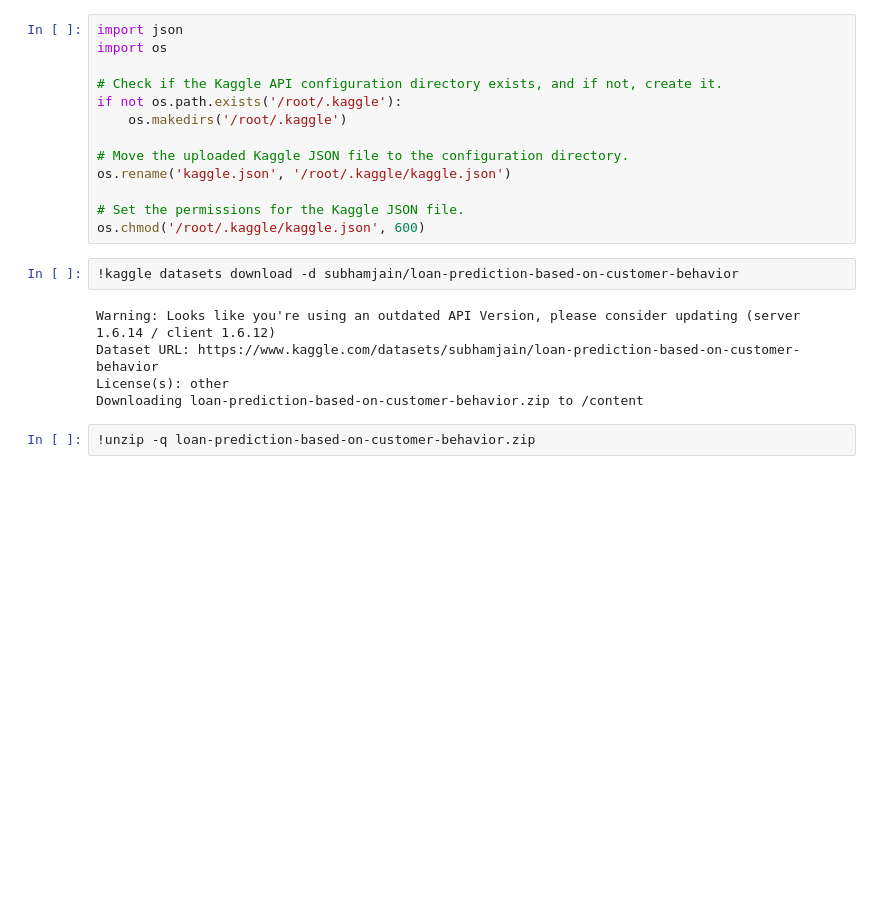
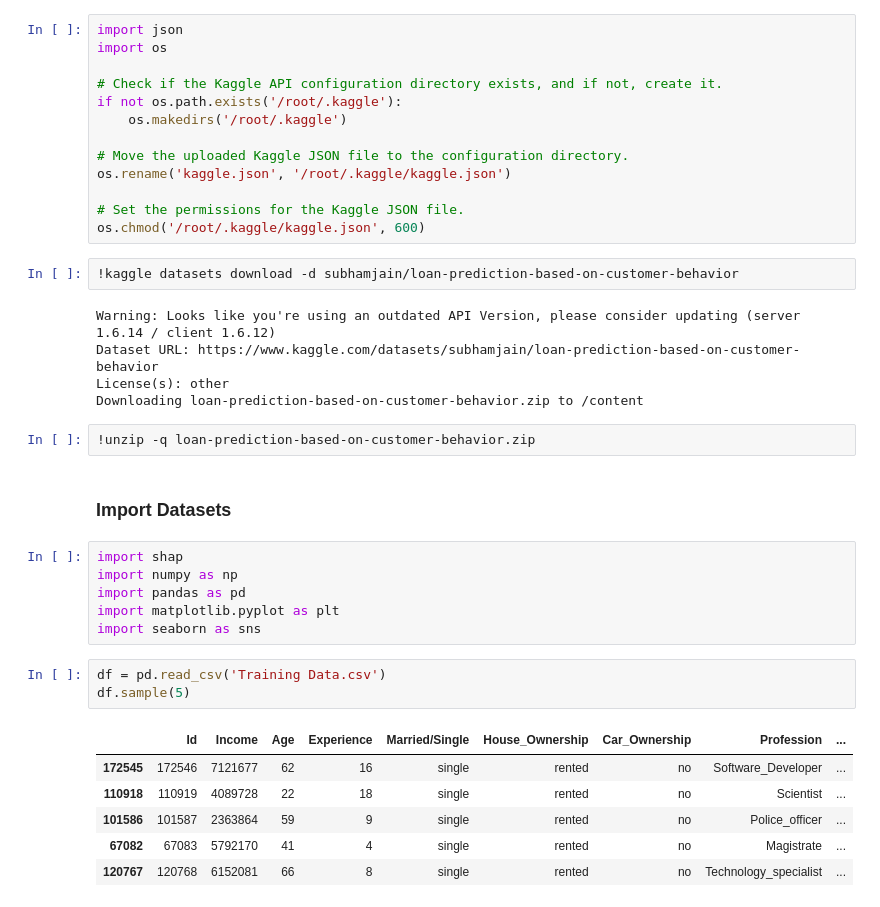
Before and after one commit to mfathul21/loan-prediction, a Jupyter notebook: Loan_Prediction_Based_on_Customers_Behaviour.ipynb, the cells around one changed output. Cells and saved outputs as stored; diff of their text form; blank space fills up the shorter version.

Commit message:
Add the data understanding

```diff
--- a/Loan_Prediction_Based_on_Customers_Behaviour.ipynb
+++ b/Loan_Prediction_Based_on_Customers_Behaviour.ipynb
@@ -34,3 +50,21 @@ License(s): other
 Downloading loan-prediction-based-on-customer-behavior.zip to /content
 # %%
 !unzip -q loan-prediction-based-on-customer-behavior.zip
+# %% [markdown]
+### Import Datasets
+# %%
+import shap
+import numpy as np
+import pandas as pd
+import matplotlib.pyplot as plt
+import seaborn as sns
+# %%
+df = pd.read_csv('Training Data.csv')
+df.sample(5)
+# %% [output]
+|  | Id | Income | Age | Experience | Married/Single | House_Ownership | Car_Ownership | Profession | ... |
+| 172545 | 172546 | 7121677 | 62 | 16 | single | rented | no | Software_Developer | ... |
+| 110918 | 110919 | 4089728 | 22 | 18 | single | rented | no | Scientist | ... |
+| 101586 | 101587 | 2363864 | 59 | 9 | single | rented | no | Police_officer | ... |
+| 67082 | 67083 | 5792170 | 41 | 4 | single | rented | no | Magistrate | ... |
+| 120767 | 120768 | 6152081 | 66 | 8 | single | rented | no | Technology_specialist | ... |
```
Also changed, not shown: parts of 11 cells of this notebook.
